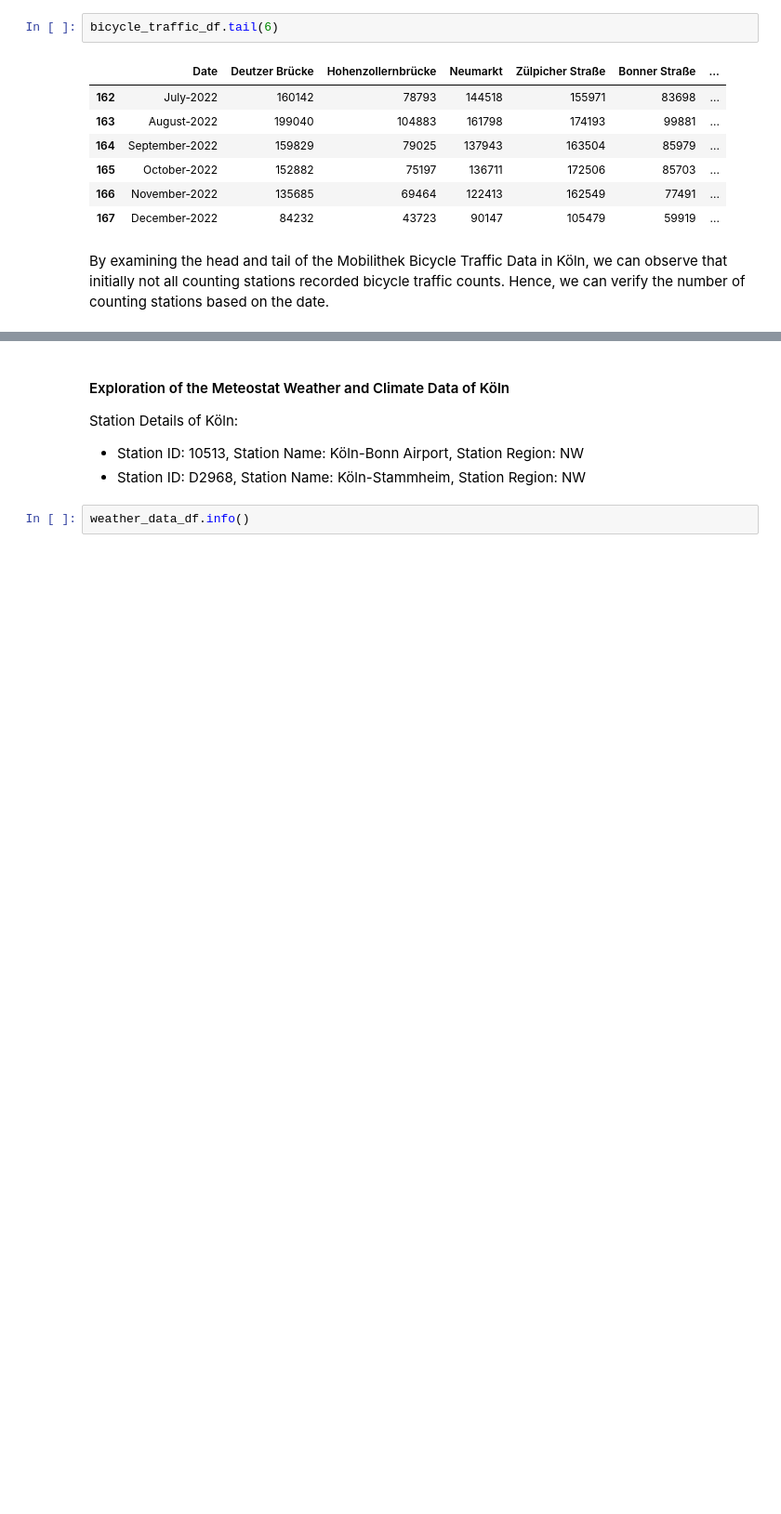
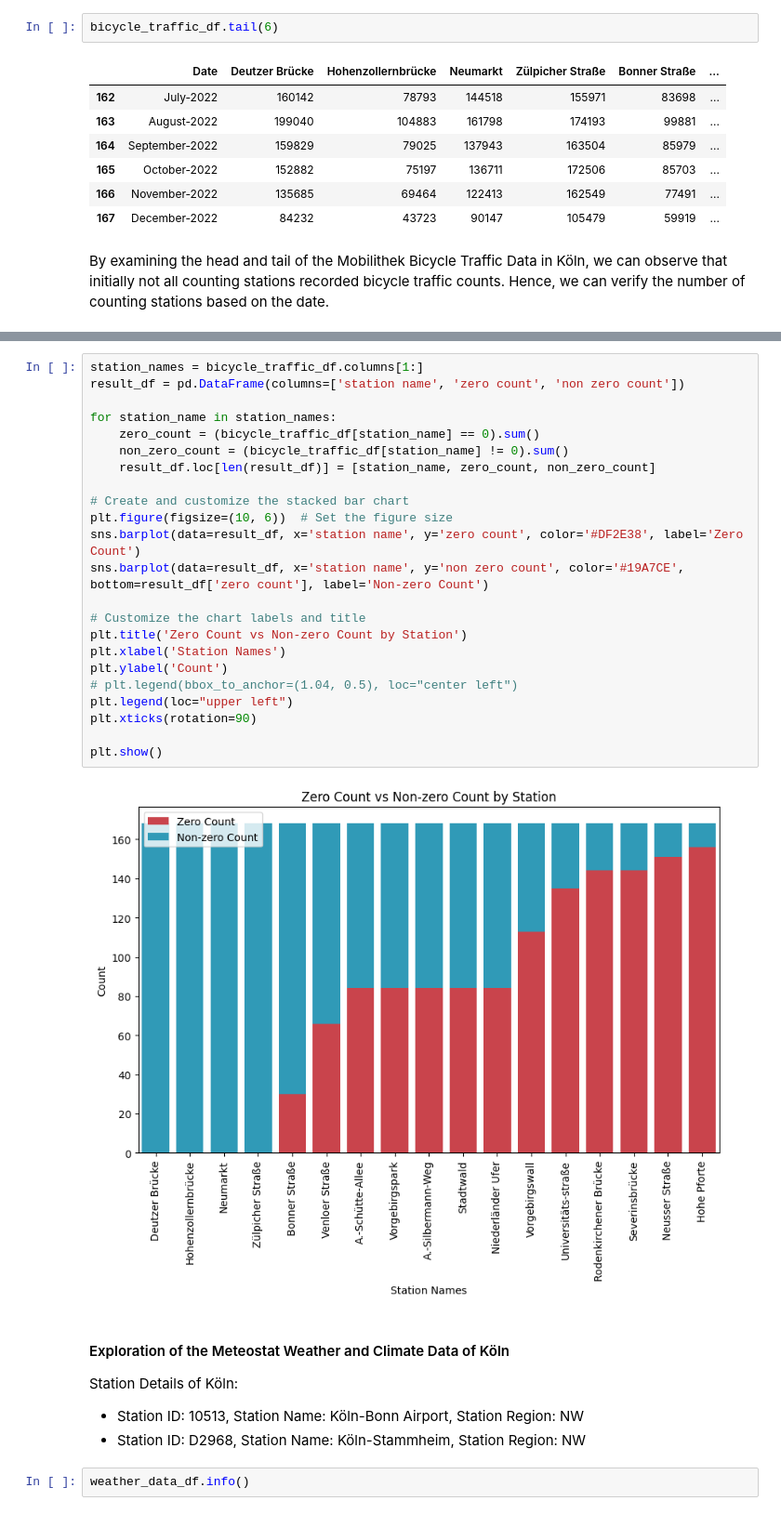
Before and after one commit to sujitdebnath/fau-data-engineering-ss23, a Jupyter notebook: project/report.ipynb, the cells around one changed output, grey strips where cells are left out. Shown at 93% size. Saved outputs shown, nothing was run; the diff lists cells and outputs as text; blank space fills up the shorter version.

```diff
--- a/project/report.ipynb
+++ b/project/report.ipynb
@@ -220,3 +257,28 @@ plt.show()
+# %%
+station_names = bicycle_traffic_df.columns[1:]
+result_df = pd.DataFrame(columns=['station name', 'zero count', 'non zero count'])
+
+for station_name in station_names:
+    zero_count = (bicycle_traffic_df[station_name] == 0).sum()
+    non_zero_count = (bicycle_traffic_df[station_name] != 0).sum()
+    result_df.loc[len(result_df)] = [station_name, zero_count, non_zero_count]
+
+# Create and customize the stacked bar chart
+plt.figure(figsize=(10, 6))  # Set the figure size
+sns.barplot(data=result_df, x='station name', y='zero count', color='#DF2E38', label='Zero Count')
+sns.barplot(data=result_df, x='station name', y='non zero count', color='#19A7CE', bottom=result_df['zero count'], label='Non-zero Count')
+
+# Customize the chart labels and title
+plt.title('Zero Count vs Non-zero Count by Station')
+plt.xlabel('Station Names')
+plt.ylabel('Count')
+# plt.legend(bbox_to_anchor=(1.04, 0.5), loc="center left")
+plt.legend(loc="upper left")
+plt.xticks(rotation=90)
+
+plt.show()
+# %% [output]
+[figure, added]
 # %% [markdown]
 #### Exploration of the Meteostat Weather and Climate Data of Köln
 
```
Also changed, not shown: parts of 8 cells of this notebook, 1 other file.
